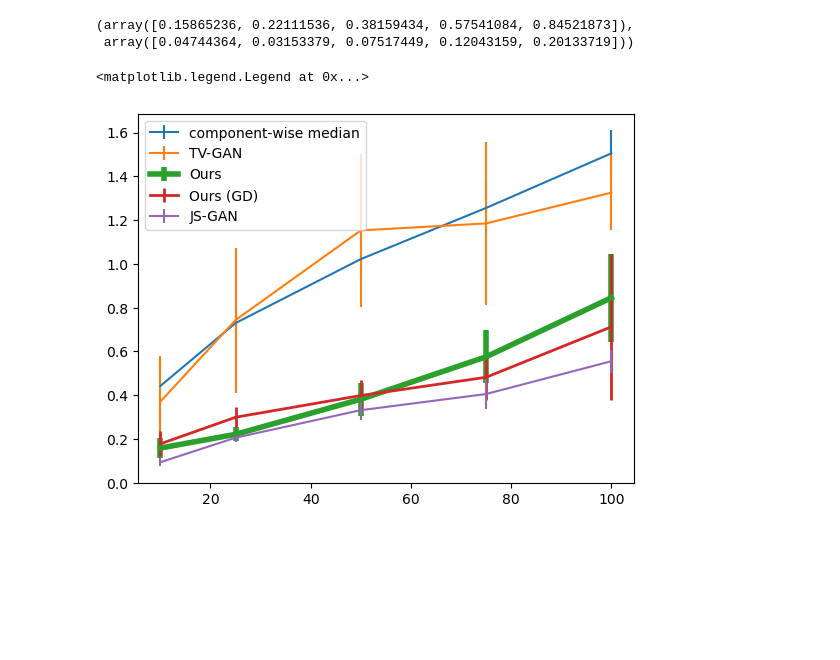
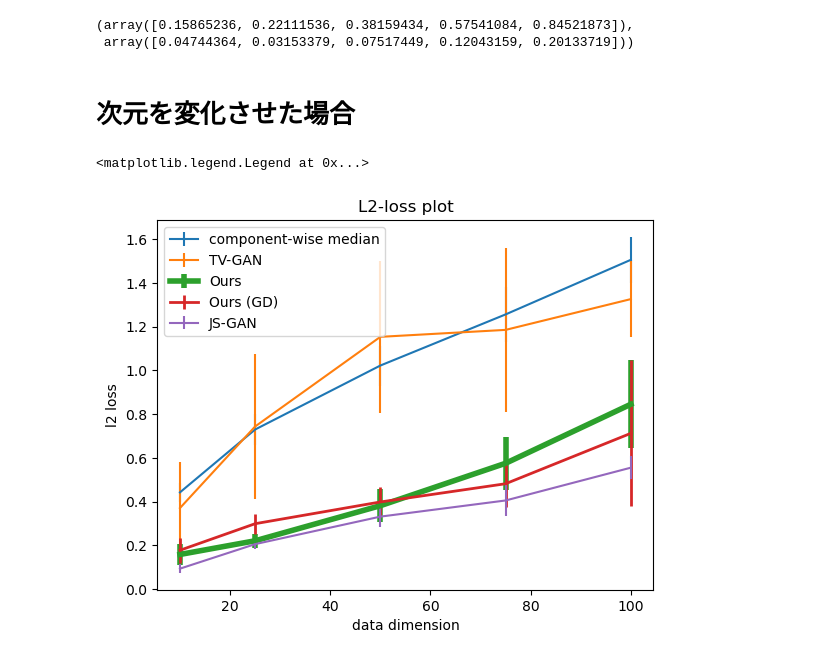
Before and after one commit to monarsan/robust-GAN, a Jupyter notebook: work/main/plot.ipynb, the cells around one changed output. Cells and saved outputs as stored; diff of their text form; code cells hidden in the pictures; blank space fills up the shorter version.

Commit message:
add:plot change n

```diff
--- a/work/main/plot.ipynb
+++ b/work/main/plot.ipynb
@@ -113,19 +117,25 @@ mean_stv, std_stv
 # %% [output]
 (array([0.15865236, 0.22111536, 0.38159434, 0.57541084, 0.84521873]),
  array([0.04744364, 0.03153379, 0.07517449, 0.12043159, 0.20133719]))
+# %% [markdown]
+# 次元を変化させた場合
 # %%
 mean_js = [0.0938 , 0.2058 ,0.3316 ,0.4054, 0.5553]
 std_js = [0.0195, 0.0218, 0.0462, 0.0690, 0.0518]
 mean_tv = [0.3707,0.7434,1.1532, 1.1850, 1.3257]
 std_tv = [0.2102,0.3313,0.3488,0.3739,0.1721]
 mean_cm, sd_cm = np.array([0.44239473, 0.72967008, 1.02204266, 1.25574672, 1.50527871]), np.array([0.04279821, 0.06932521, 0.09155913, 0.12511502, 0.1045442 ])
 mean_stv, std_stv = np.array([0.15865236, 0.22111536, 0.38159434, 0.57541084, 0.84521873]), np.array([0.04744364, 0.03153379, 0.07517449, 0.12043159, 0.20133719])
+mean_gd, std_gd = np.array([0.17782805, 0.29920686, 0.39857085, 0.4818977 , 0.71230861]), np.array([0.05671325, 0.04486162, 0.07017128, 0.10532217, 0.33341036])
 plt.errorbar(dims, mean_cm, sd_cm, label='component-wise median')
 plt.errorbar(dims, mean_tv, std_tv, label='TV-GAN')
 plt.errorbar(dims, mean_stv, std_stv, label='Ours', lw=4)
 plt.errorbar(dims, mean_gd, std_gd, label='Ours (GD)', lw=2)
 plt.errorbar(dims, mean_js, std_js, label='JS-GAN')
+plt.title('L2-loss plot')
+plt.xlabel('data dimension')
+plt.ylabel('l2 loss')
 plt.legend()
 # %% [output]
 <matplotlib.legend.Legend at 0x...>
-[figure, old version]
+[figure, new version]
```
Also changed, not shown: parts of 5 cells of this notebook, 1 other file.
